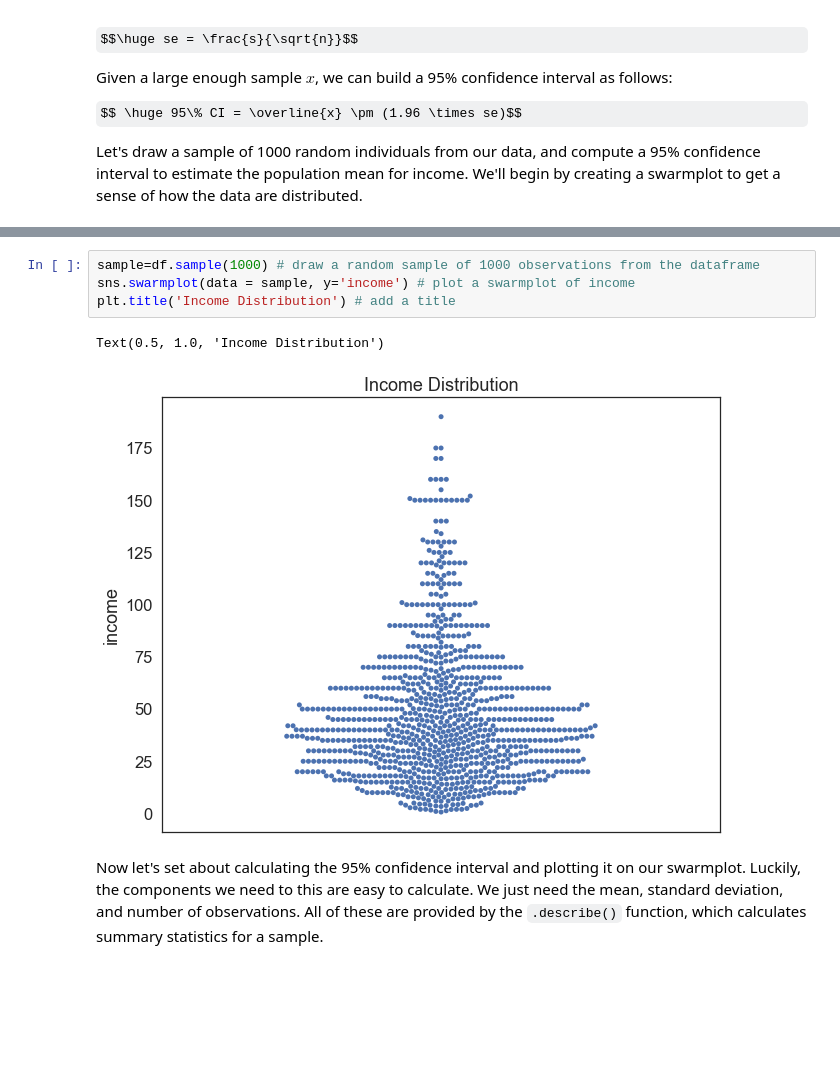
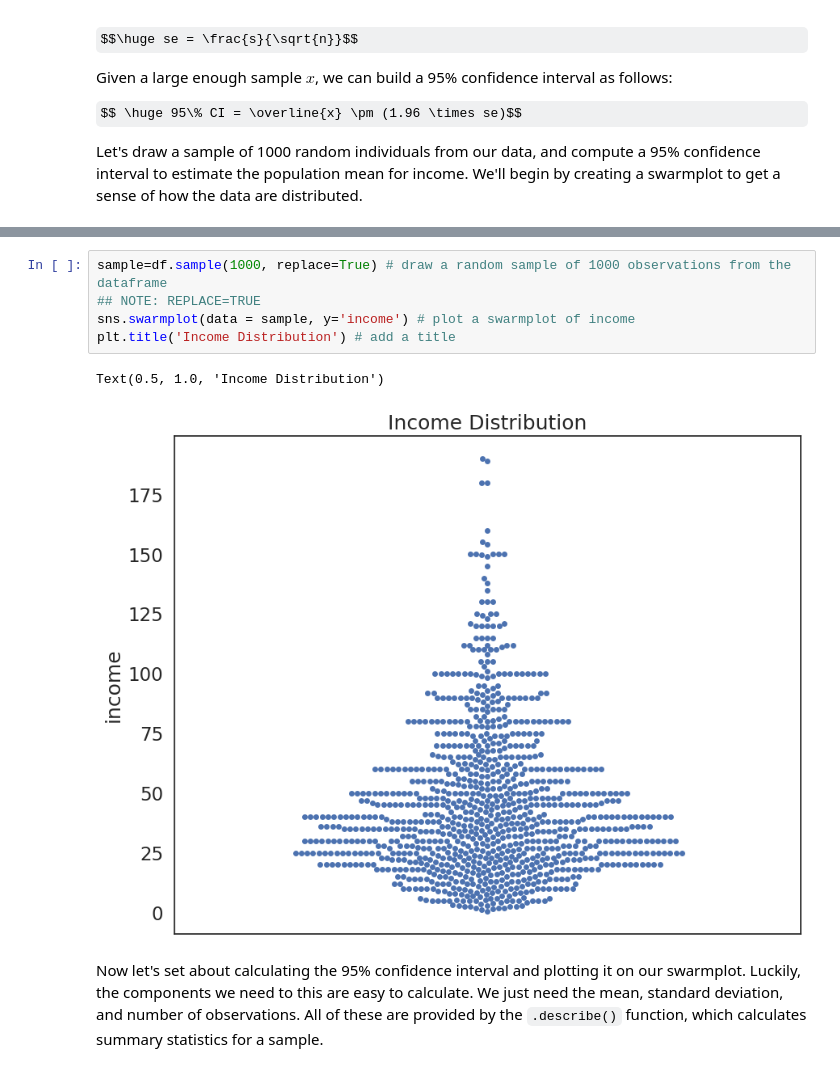
Before and after one commit to nickkolev97/QM2PGTA, a Jupyter notebook: w06_hypothesis_testing.ipynb, the cells around one changed output, grey strips where cells are left out. Drawn from its saved outputs; the diff is of its cells as text; some formulas as TeX source; blank space fills up the shorter version.

```diff
--- a/w06_hypothesis_testing.ipynb
+++ b/w06_hypothesis_testing.ipynb
@@ -110,10 +110,11 @@ The standard error tells us about a certain sample's mean and how different it i
 # %%
-sample=df.sample(1000) # draw a random sample of 1000 observations from the dataframe
+sample=df.sample(1000, replace=True) # draw a random sample of 1000 observations from the dataframe
+## NOTE: REPLACE=TRUE
 sns.swarmplot(data = sample, y='income') # plot a swarmplot of income
 plt.title('Income Distribution') # add a title
 # %% [output]
 Text(0.5, 1.0, 'Income Distribution')
-[figure, old version]
+[figure, new version]
 # %% [markdown]
 Now let's set about calculating the 95% confidence interval and plotting it on our swarmplot. Luckily, the components we need to this are easy to calculate. We just need the mean, standard deviation, and number of observations. All of these are provided by the `.describe()` function, which calculates summary statistics for a sample.
 # %%
```
Also changed, not shown: parts of 18 cells of this notebook.
